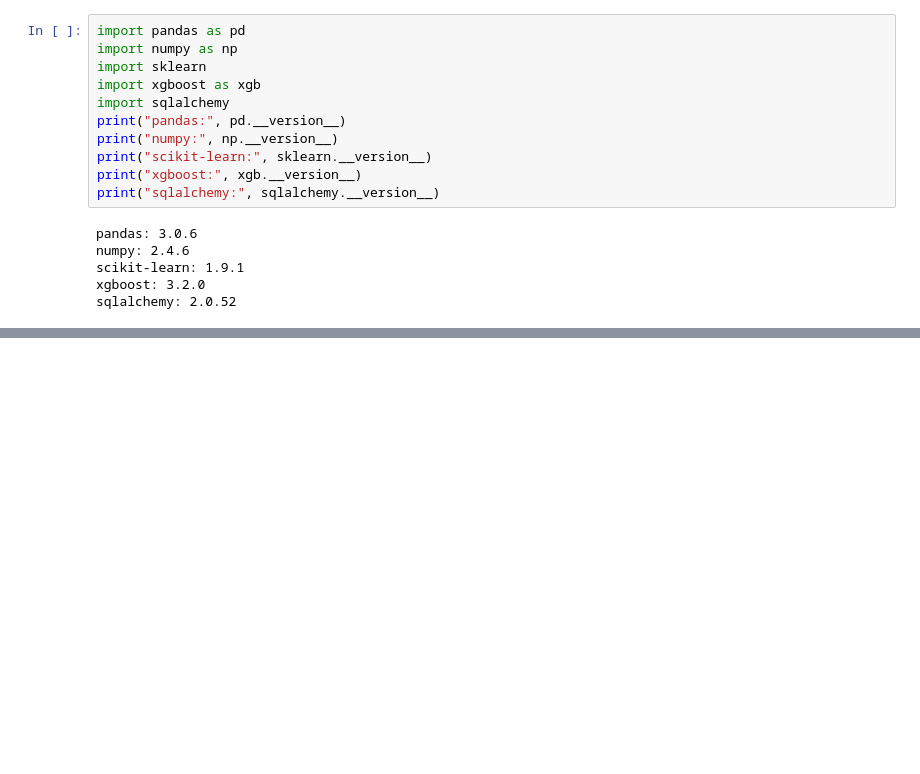
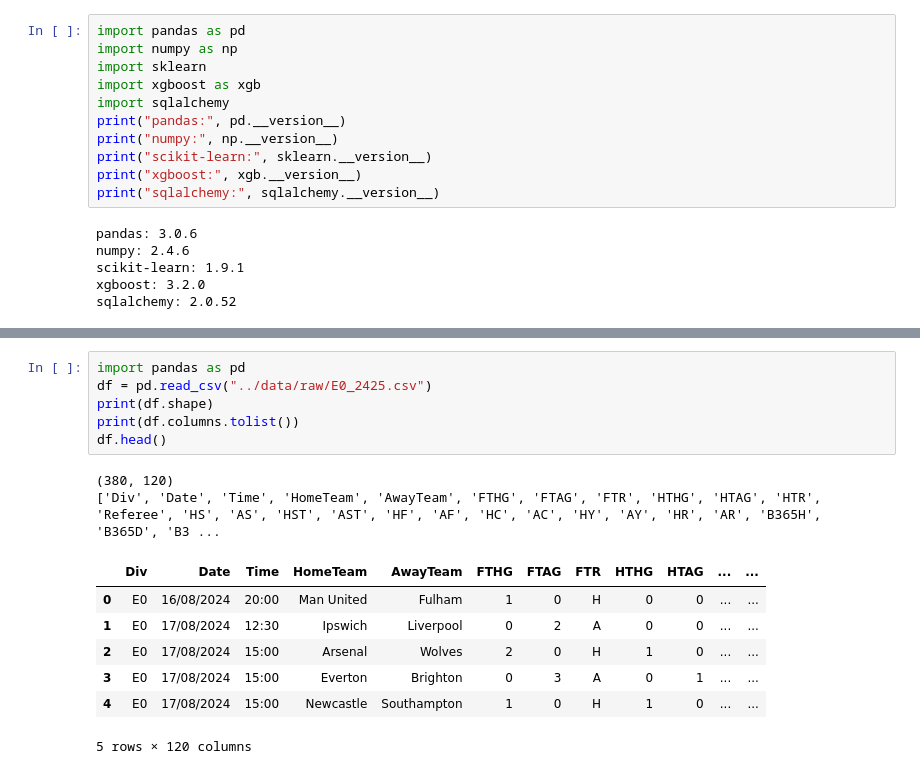
Before and after one commit to BrianWalsh5894/Prediction-model-for-over-2.5-goals, a Jupyter notebook: notebooks/00_setup_test.ipynb, the cells around one changed output, grey strips where cells are left out. Cells and saved outputs as stored; diff of their text form; blank space fills up the shorter version.

```diff
--- a/notebooks/00_setup_test.ipynb
+++ b/notebooks/00_setup_test.ipynb
@@ -29,0 +30,16 @@ conn.close()
+# %%
+import pandas as pd
+df = pd.read_csv("../data/raw/E0_2425.csv")
+print(df.shape)
+print(df.columns.tolist())
+df.head()
+# %% [output]
+(380, 120)
+['Div', 'Date', 'Time', 'HomeTeam', 'AwayTeam', 'FTHG', 'FTAG', 'FTR', 'HTHG', 'HTAG', 'HTR', 'Referee', 'HS', 'AS', 'HST', 'AST', 'HF', 'AF', 'HC', 'AC', 'HY', 'AY', 'HR', 'AR', 'B365H', 'B365D', 'B3 ...
+|  | Div | Date | Time | HomeTeam | AwayTeam | FTHG | FTAG | FTR | HTHG | HTAG | ... | ... |
+| 0 | E0 | 16/08/2024 | 20:00 | Man United | Fulham | 1 | 0 | H | 0 | 0 | ... | ... |
+| 1 | E0 | 17/08/2024 | 12:30 | Ipswich | Liverpool | 0 | 2 | A | 0 | 0 | ... | ... |
+| 2 | E0 | 17/08/2024 | 15:00 | Arsenal | Wolves | 2 | 0 | H | 1 | 0 | ... | ... |
+| 3 | E0 | 17/08/2024 | 15:00 | Everton | Brighton | 0 | 3 | A | 0 | 1 | ... | ... |
+| 4 | E0 | 17/08/2024 | 15:00 | Newcastle | Southampton | 1 | 0 | H | 1 | 0 | ... | ... |
+5 rows × 120 columns
```
Also changed, not shown: parts of 6 cells of this notebook, 1 other file.
